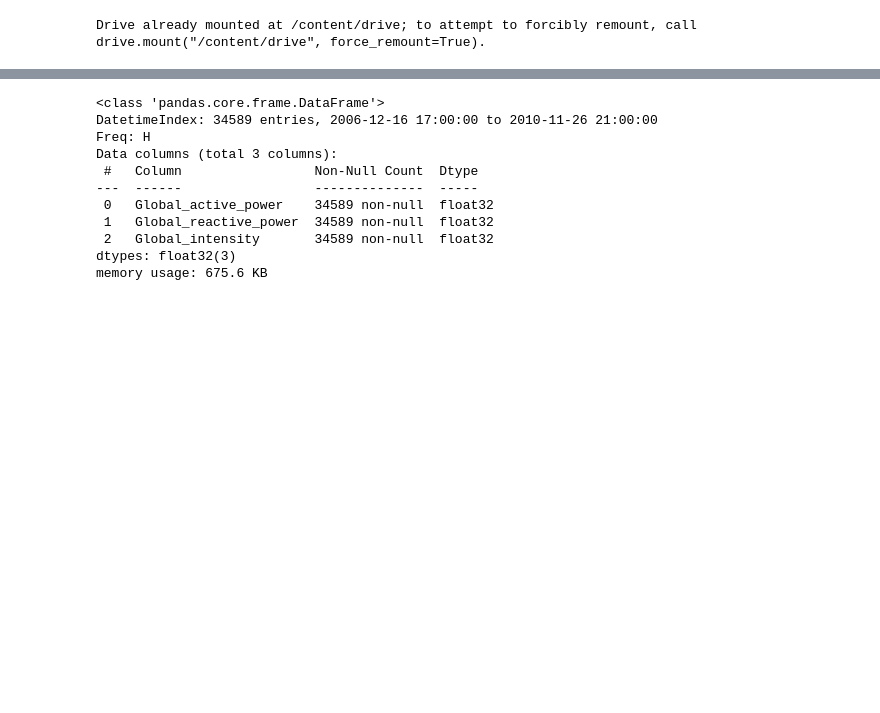
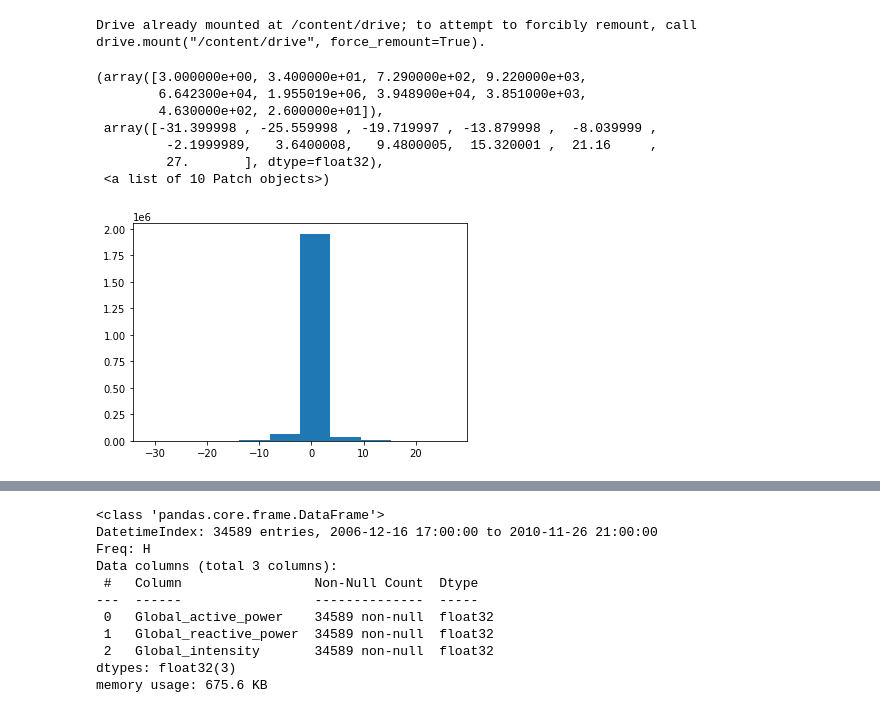
Before and after one commit to chandank21/Electrical-Household-Load-Forecasting, a Jupyter notebook: Load_Forecasting_using_RNN.ipynb, the cells around one changed output, grey strips where cells are left out. Saved outputs shown, nothing was run; the diff lists cells and outputs as text; code cells hidden in the pictures; blank space fills up the shorter version.

```diff
--- a/Load_Forecasting_using_RNN.ipynb
+++ b/Load_Forecasting_using_RNN.ipynb
@@ -40,0 +54,12 @@ dataset = load_data(r'/content/drive/MyDrive/datasets/household_power_consumptio
+# %%
+x = (dataset.Global_intensity.values*2)-dataset.Global_intensity.shift(1) - dataset.Global_intensity.shift(-1)
+abs(x) > 10
+# %% [output]
+(array([3.000000e+00, 3.400000e+01, 7.290000e+02, 9.220000e+03,
+        6.642300e+04, 1.955019e+06, 3.948900e+04, 3.851000e+03,
+        4.630000e+02, 2.600000e+01]),
+ array([-31.399998 , -25.559998 , -19.719997 , -13.879998 ,  -8.039999 ,
+         -2.1999989,   3.6400008,   9.4800005,  15.320001 ,  21.16     ,
+         27.       ], dtype=float32),
+ <a list of 10 Patch objects>)
+[figure, added]
```
Also changed, not shown: parts of 21 cells of this notebook.
